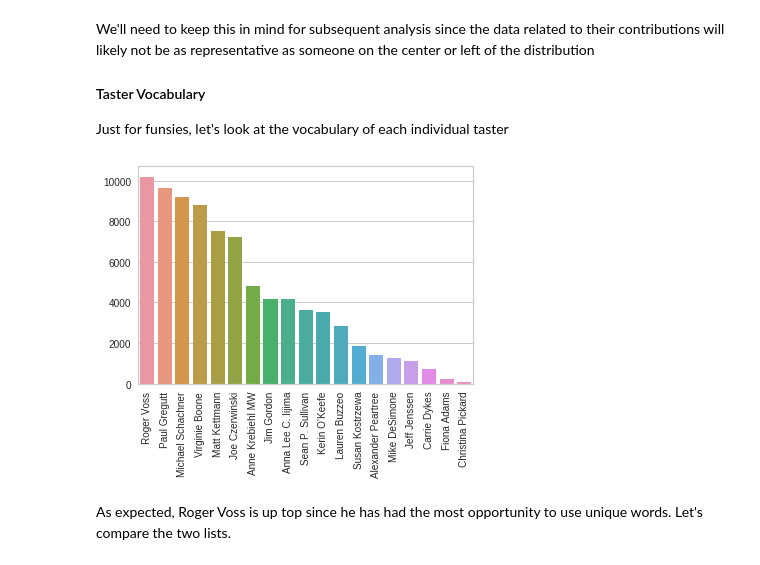
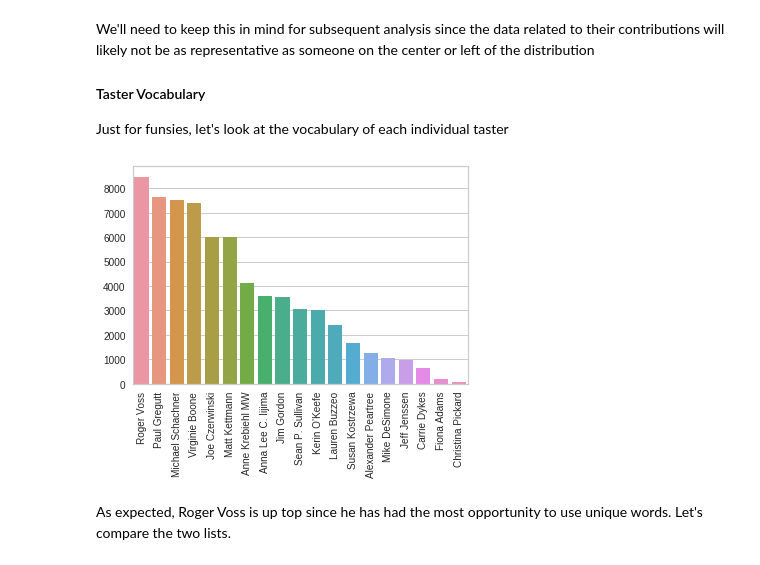
Before and after one commit to AustinDoolittle/WineReviewsNLP, a Jupyter notebook: EDA.ipynb, the cells around one changed output. Saved outputs shown, nothing was run; the diff lists cells and outputs as text; code cells hidden in the pictures.

```diff
--- a/EDA.ipynb
+++ b/EDA.ipynb
@@ -108,9 +105,3 @@ We also noticed that price has 8388 missing values, so we will replace these wit
-# %%
-# TODO Imputing is mostly meant for features, not for the target values.
-# we should probably just drop missing values
-
-imp=Imputer(missing_values="NaN", strategy="mean" )
-df["price"]=imp.fit_transform(df[["price"]]).ravel()
 # %% [markdown]
 ## Train/Test/Dev Split
 # %% [markdown]
@@ -226,0 +236,17 @@ print(most_common)
+# %%
+def get_vec(data, n_gram, min_df=10):
+    vec = CountVectorizer(
+        lowercase=True,
+        stop_words=stop_words,
+        ngram_range=(n_gram, n_gram),
+        min_df=min_df
+    )
+    return vec.fit_transform(data), vec
+
+def print_top_counts(X, vec, title='Top Counts', n=10):
+    vocab_counts = get_top_counts(X, vec)
+
+    vocab, counts = get_most_common(vocab_counts, n=n)
+    print(title)
+    for v, c in zip(vocab, counts):
+        print(f'\t{v}: {c}')
@@ -285,23 +329,19 @@ We'll need to keep this in mind for subsequent analysis since the data related t
 
 #### Taster Vocabulary
 Just for funsies, let's look at the vocabulary of each individual taster
-# %%
-taster_vocabs = {n: collections.Counter() for n in tasters}
-
-for _, row in train_df[~train_df.taster_name.isna()].iterrows():
-    taster = row.taster_name
-    s = row.description
-    s = s.lower()
-    tokenized = nltk.tokenize.word_tokenize(s)
-    taster_vocabs[taster].update(tokenized)
+# %%
+taster_vocabs = {}
+for taster in tasters:
+    taster_descriptions = train_df[train_df.taster_name == taster].description
+    taster_vocabs[taster] = get_vec(taster_descriptions, 1, min_df=0)
 # %%
-taster_vocab_lens = {k: len(v.items()) for k, v in taster_vocabs.items()}
+taster_vocab_lens = {k: len(v.vocabulary_.keys()) for k, (x, v) in taster_vocabs.items()}
 taster_vocab_lens = pd.Series(taster_vocab_lens).sort_values().iloc[::-1]
 
 ax = sns.barplot(x=taster_vocab_lens.index, y=taster_vocab_lens)
 _ = ax.set_xticklabels(taster_vocab_lens.index, rotation=90)
 # %% [output]
-[figure, old version]
+[figure, new version]
 # %% [markdown]
 As expected, Roger Voss is up top since he has had the most opportunity to use unique words. Let's compare the two lists.
 # %%
```
Also changed, not shown: parts of 37 cells of this notebook, 1 other file.
